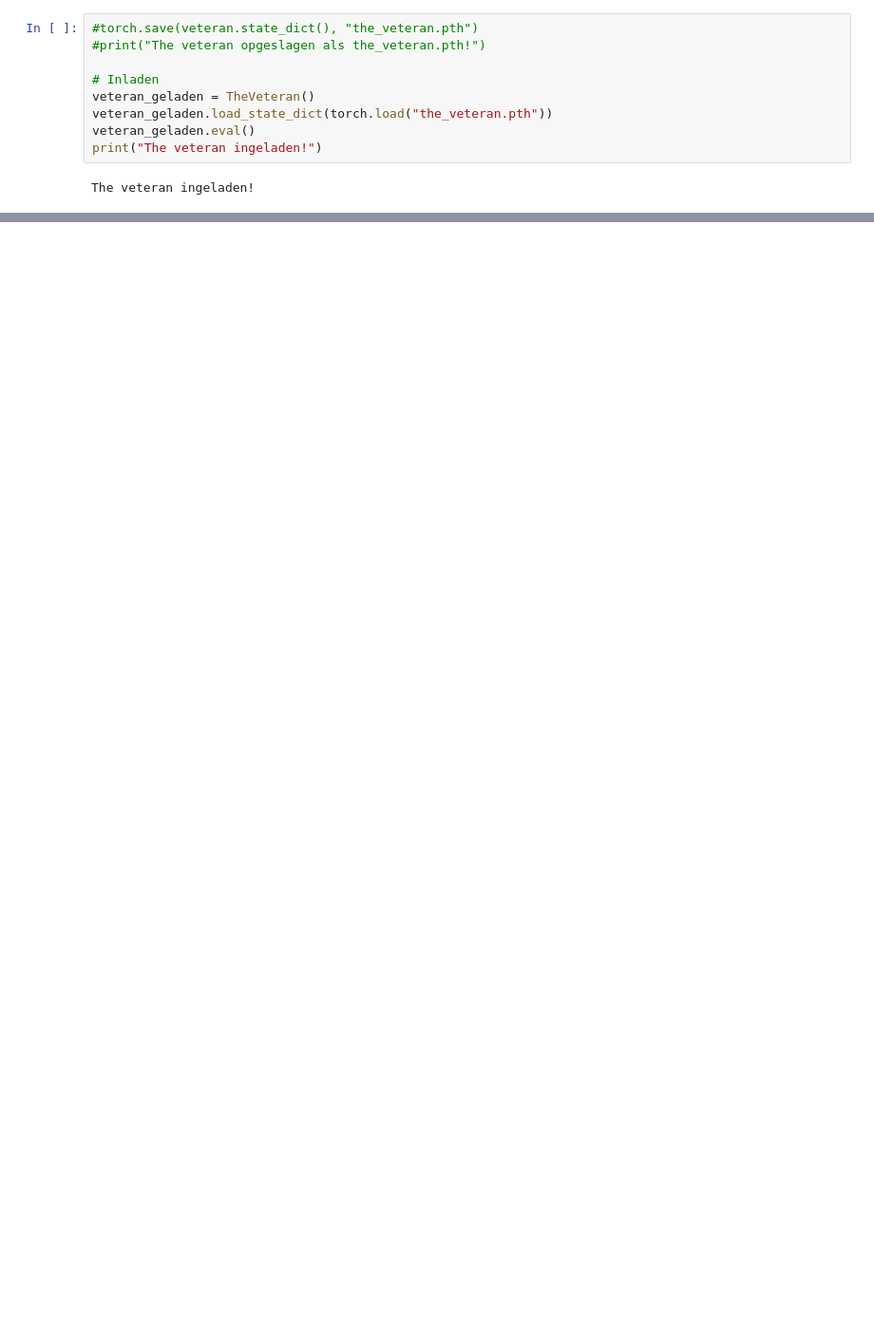
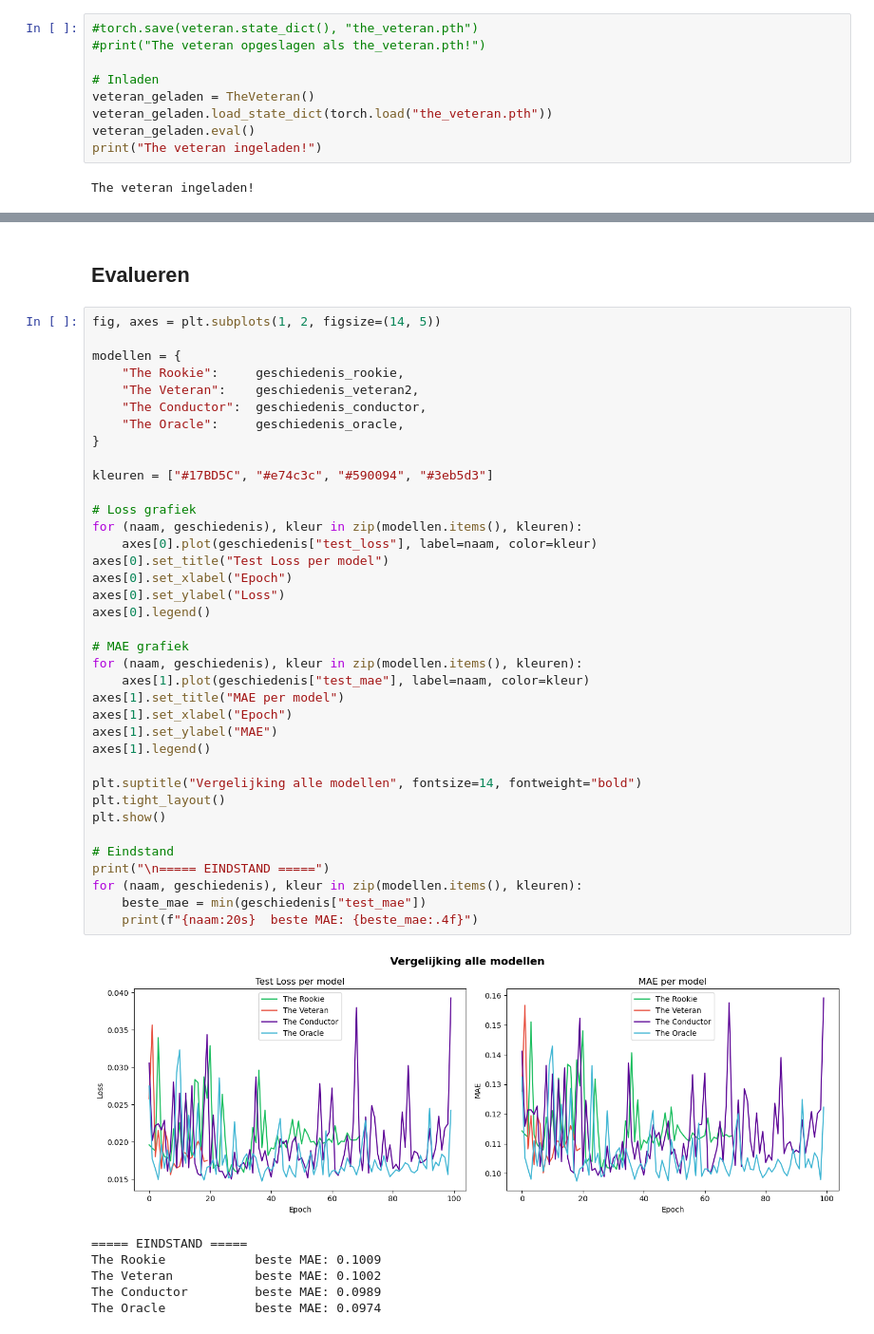
Before and after one commit to NimaGhafar/music_mood, a Jupyter notebook: music_mood.ipynb, the cells around one changed output, grey strips where cells are left out. Shown at 95% size. Drawn from its saved outputs; the diff is of its cells as text; blank space fills up the shorter version.

```diff
--- a/music_mood.ipynb
+++ b/music_mood.ipynb
@@ -784,0 +986,46 @@ class AttentionBlok(nn.Module):
+# %% [markdown]
+## Evalueren
+# %%
+fig, axes = plt.subplots(1, 2, figsize=(14, 5))
+
+modellen = {
+    "The Rookie":     geschiedenis_rookie,
+    "The Veteran":    geschiedenis_veteran2,
+    "The Conductor":  geschiedenis_conductor,
+    "The Oracle":     geschiedenis_oracle,
+}
+
+kleuren = ["#17BD5C", "#e74c3c", "#590094", "#3eb5d3"]
+
+# Loss grafiek
+for (naam, geschiedenis), kleur in zip(modellen.items(), kleuren):
+    axes[0].plot(geschiedenis["test_loss"], label=naam, color=kleur)
+axes[0].set_title("Test Loss per model")
+axes[0].set_xlabel("Epoch")
+axes[0].set_ylabel("Loss")
+axes[0].legend()
+
+# MAE grafiek
+for (naam, geschiedenis), kleur in zip(modellen.items(), kleuren):
+    axes[1].plot(geschiedenis["test_mae"], label=naam, color=kleur)
+axes[1].set_title("MAE per model")
+axes[1].set_xlabel("Epoch")
+axes[1].set_ylabel("MAE")
+axes[1].legend()
+
+plt.suptitle("Vergelijking alle modellen", fontsize=14, fontweight="bold")
+plt.tight_layout()
+plt.show()
+
+# Eindstand
+print("\n===== EINDSTAND =====")
+for (naam, geschiedenis), kleur in zip(modellen.items(), kleuren):
+    beste_mae = min(geschiedenis["test_mae"])
+    print(f"{naam:20s}  beste MAE: {beste_mae:.4f}")
+# %% [output]
+[figure, added]
+===== EINDSTAND =====
+The Rookie            beste MAE: 0.1009
+The Veteran           beste MAE: 0.1002
+The Conductor         beste MAE: 0.0989
+The Oracle            beste MAE: 0.0974
```
Also changed, not shown: parts of 14 cells of this notebook, 2 other files.
